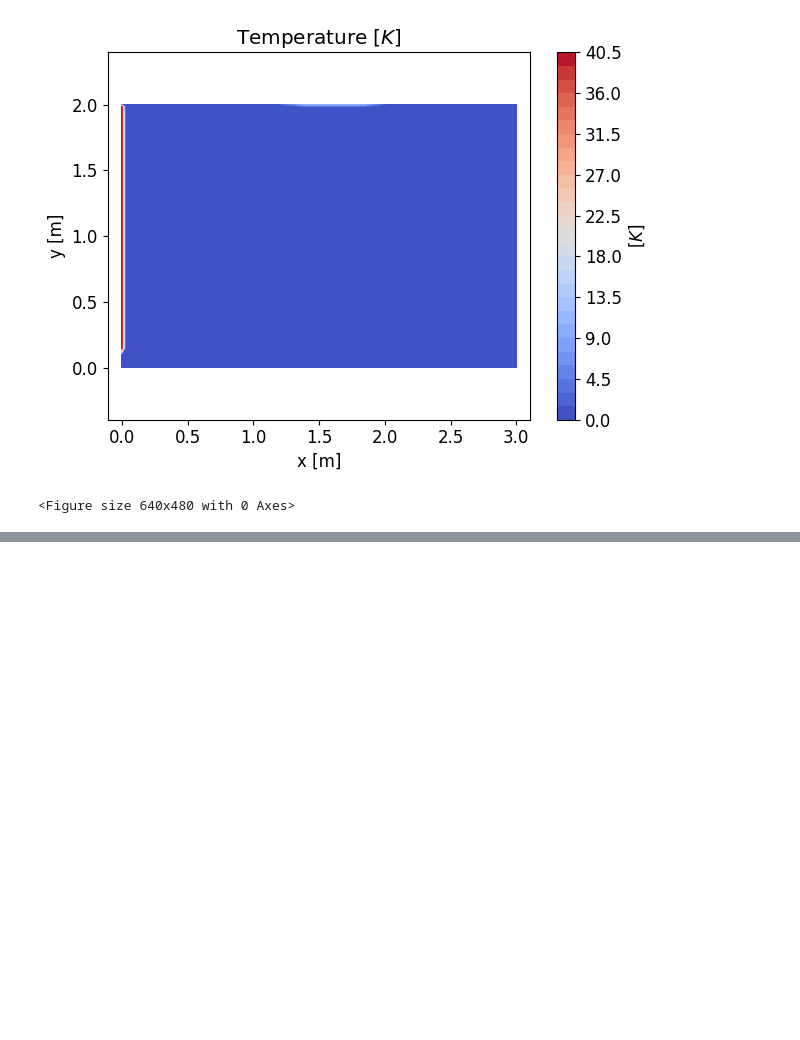
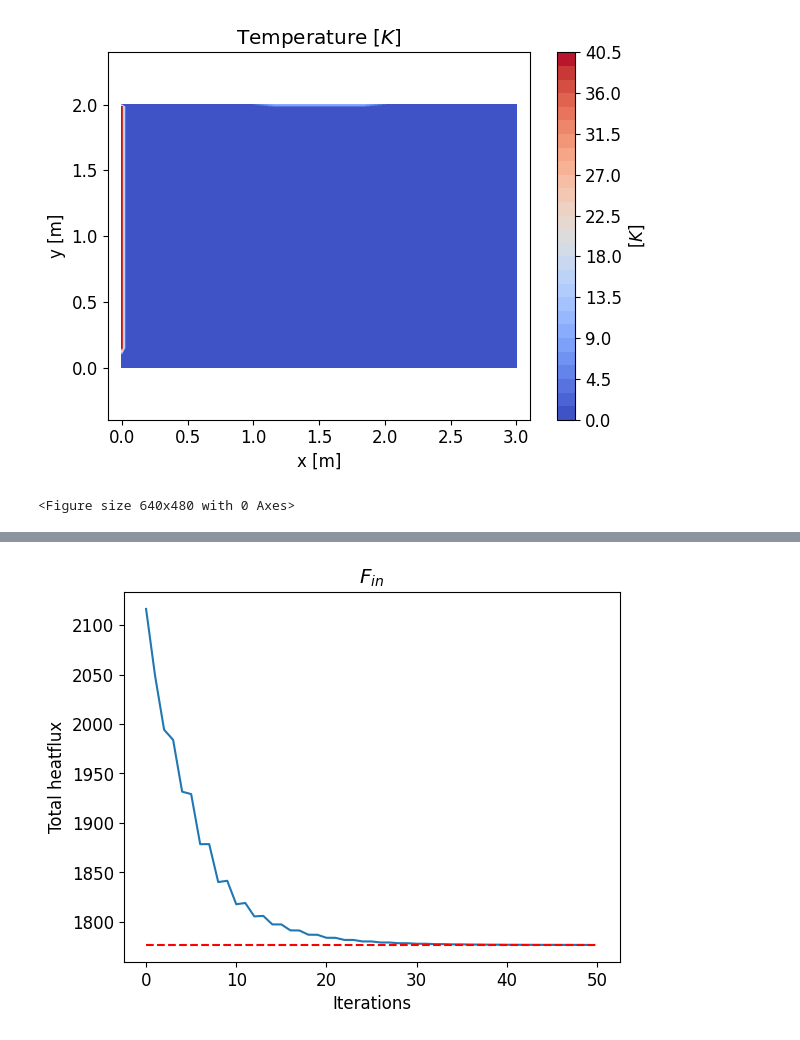
Before and after one commit to John-Carlsson/CFD, a Jupyter notebook: task2/main.ipynb, the cells around one changed output, grey strips where cells are left out. Cells and saved outputs as stored; diff of their text form; code cells hidden in the pictures; blank space fills up the shorter version.

```diff
--- a/task2/main.ipynb
+++ b/task2/main.ipynb
@@ -165,21 +161,40 @@ T = np.ones_like(T)*0# for i in range(0,nI):
 # Inlets (found by velocity into domain), walls (found by zero velocity):
 for i in range(1,nI-1):
     j = nJ-1
-    if v[i-1,j] < 0:
+    if v[i-1,j] != 0:
         T[i,j] = 10
 
     j = 0
-    T[i, j] = q_in* dy_sn[i, j+1]/2 / k + T[i,j+1]
+
+
 for j in range(1,nJ-1):
     i = nI-1
+
     i = 0
     if u[i,j] == 0:
         T[i,j] = 40
 
 # Set default/constant source terms:
+#South wall
 for i in range(1,nI-1):
     j = 0
-    Su[i,j+1] = dx_we[i,j+1]/Cp * q_in
+    Su[i,j+1] = dx_we[i,j+1]* q_in/Cp
+
+# west wall
+for j in range(1,nJ-1):
+    i = 1
+    if u[i-1,j] ==0:
+        Su[i,j] = T[i-1,j]*dy_sn[i,j]/dx_WP[i,j] *gamma
+        Sp[i,j] = -dy_sn[i,j]/dx_WP[i,j] *gamma
+
+# north wall
+for i in range(1,nI-1):
+    j = -1
+    if v[i,j] != 0:
+        T[i,j] = 10
+
+
+
 
 
 # Plot temperature contour
@@ -549,0 +511,9 @@ Global heat rate imbalance: 1.5%
+# %%
+plt.plot(in_)
+plt.hlines(in_[-1],0,len(in_), linestyles='dashed', colors='r')
+plt.title('$F_{in}$')
+plt.xlabel('Iterations')
+plt.ylabel('Total heatflux')
+plt.savefig('F_in.png')
+# %% [output]
+[figure, added]
```
Also changed, not shown: parts of 7 cells of this notebook, 42 other files.
